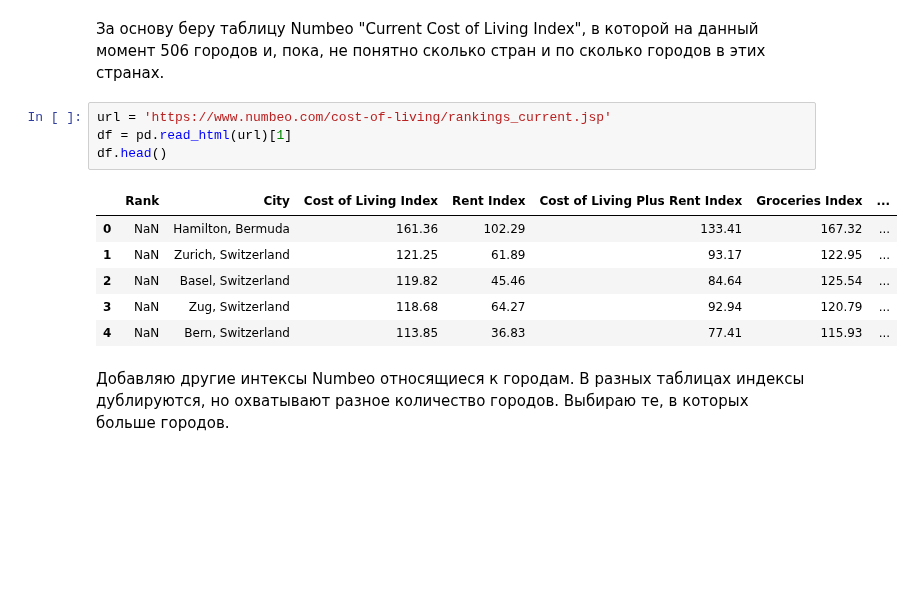
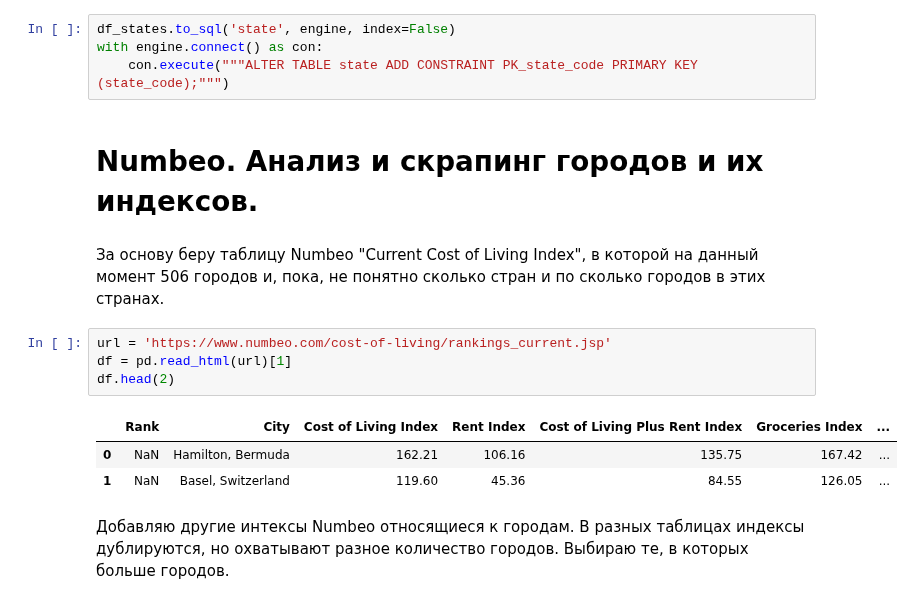
Before and after one commit to denis-k2/numbeo, a Jupyter notebook: 1.analysis.ipynb, the cells around one changed output. Cells and saved outputs as stored; diff of their text form; blank space fills up the shorter version.

```diff
--- a/1.analysis.ipynb
+++ b/1.analysis.ipynb
@@ -9,16 +52,19 @@ import folium
+# %%
+df_states.to_sql('state', engine, index=False)
+with engine.connect() as con:
+    con.execute("""ALTER TABLE state ADD CONSTRAINT PK_state_code PRIMARY KEY (state_code);""")
+# %% [markdown]
+# Numbeo. Анализ и скрапинг городов и их индексов.
 # %% [markdown]
 За основу беру таблицу Numbeo "Current Cost of Living Index", в которой на данный момент 506 городов и, пока, не понятно сколько стран и по сколько городов в этих странах.
 # %%
 url = 'https://www.numbeo.com/cost-of-living/rankings_current.jsp'
 df = pd.read_html(url)[1]
-df.head()
+df.head(2)
 # %% [output]
 |  | Rank | City | Cost of Living Index | Rent Index | Cost of Living Plus Rent Index | Groceries Index | ... |
-| 0 | NaN | Hamilton, Bermuda | 161.36 | 102.29 | 133.41 | 167.32 | ... |
-| 1 | NaN | Zurich, Switzerland | 121.25 | 61.89 | 93.17 | 122.95 | ... |
-| 2 | NaN | Basel, Switzerland | 119.82 | 45.46 | 84.64 | 125.54 | ... |
-| 3 | NaN | Zug, Switzerland | 118.68 | 64.27 | 92.94 | 120.79 | ... |
-| 4 | NaN | Bern, Switzerland | 113.85 | 36.83 | 77.41 | 115.93 | ... |
+| 0 | NaN | Hamilton, Bermuda | 162.21 | 106.16 | 135.75 | 167.42 | ... |
+| 1 | NaN | Basel, Switzerland | 119.60 | 45.36 | 84.55 | 126.05 | ... |
 # %% [markdown]
 Добавляю другие интексы Numbeo относящиеся к городам. В разных таблицах индексы дублируются, но охватывают разное количество городов. Выбираю те, в которых больше городов.
 # %%
```
Also changed, not shown: parts of 48 cells of this notebook.
